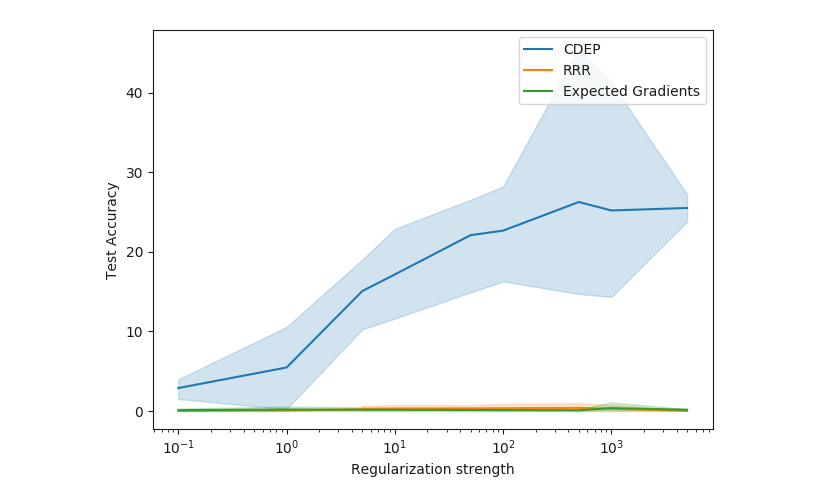
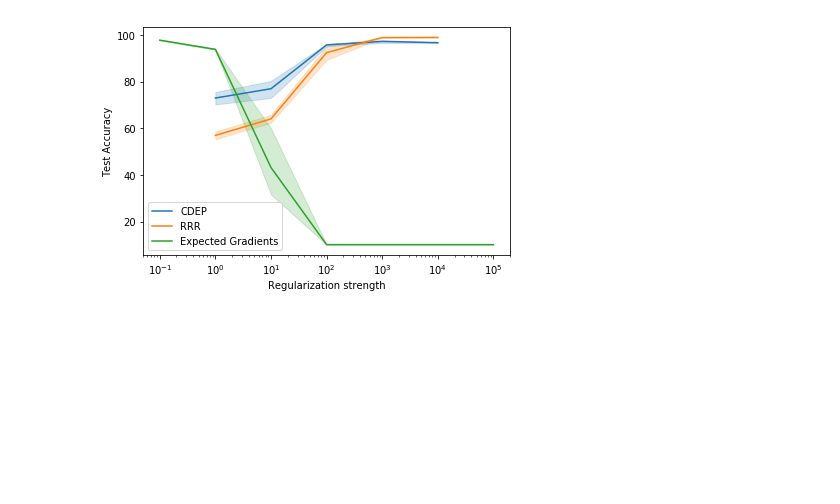
Before and after one commit to laura-rieger/deep-explanation-penalization, a Jupyter notebook: analyze/Analysis MNIST.ipynb, the cells around one changed output. Cells and saved outputs as stored; diff of their text form; code cells hidden in the pictures; blank space fills up the shorter version.

Commit message:
reorganized models

```diff
--- a/analyze/Analysis MNIST.ipynb
+++ b/analyze/Analysis MNIST.ipynb
@@ -32,9 +11,7 @@ pd.set_option('precision', 3)
 # %%
 save_path = "../results_for_export"
-trained_model_folder = '../models/MNIST'
+trained_model_folder = '../models/ColorMNIST'
+trained_model_folder = '../models/DecoyMNIST'
 fnames = [oj(trained_model_folder, fname) for fname in os.listdir(trained_model_folder)]
-
 results_list = [pd.Series(pkl.load(open(fname, "rb"))) for fname in (fnames)]
 results = pd.concat(results_list, axis=1).T.infer_objects()
-results['final_acc'] = [max(x) for x in results['accs_test']]
-# results = results[results.method!= "ExpectedGrad"]
@@ -47,10 +18,7 @@ To retain the current behavior and silence the warning, pass 'sort=True'.
 # %%
-results['final_acc'] = [max(x) for x in results['accs_test']]
-results['final_acc_train'] = [max(x) for x in results['accs_train']]
+results['final_acc'] = [x[-1] for x in results['accs_test']]
+results['final_acc_train'] = [x[-1] for x in results['accs_train']]
 results['final_cd'] = [x[-1] for x in results['cd']]
 results['final_test_loss'] = [min(x) for x in results['losses_test']]
 results['final_train_loss'] = [min(x) for x in results['losses_train']]
-# %%
-results = results[results.dataset == "Color"]
-# results = results[results.dataset == "Decoy"]
 # %%
@@ -107,16 +51,15 @@ concise_results
 # %%
 plot = sns.lineplot(x ='regularizer_rate' , y='final_acc', data = results_save[results_save.method == 'CDEP'],label="CDEP",legend = "brief"  );
 plot = sns.lineplot(x ='regularizer_rate' , y='final_acc', data = results_save[results_save.method == 'Grad'], label="RRR" );
+plot = sns.lineplot(x ='regularizer_rate' , y='final_acc', data = results_save[results_save.method == 'ExpectedGrad'], label="Expected Gradients");
 plot = sns.lineplot(x ='regularizer_rate' , y='final_acc', data = results_save[results_save.method == 'EGradients'], label="Expected Gradients");
 plot.set(xscale="log")
-#plot.set(yscale="log")
-
 plot.set_xlabel("Regularization strength")
 plot.set_ylabel("Test Accuracy")
 plot.set_title("");
 fig  = plot.get_figure()
 fig.tight_layout()
 # fig.savefig(oj(save_path,"ColorMNIST_results"))
 plt.show()
 # %% [output]
-[figure, old version]
+[figure, new version]
```
Also changed, not shown: parts of 6 cells of this notebook, 12 other files.
